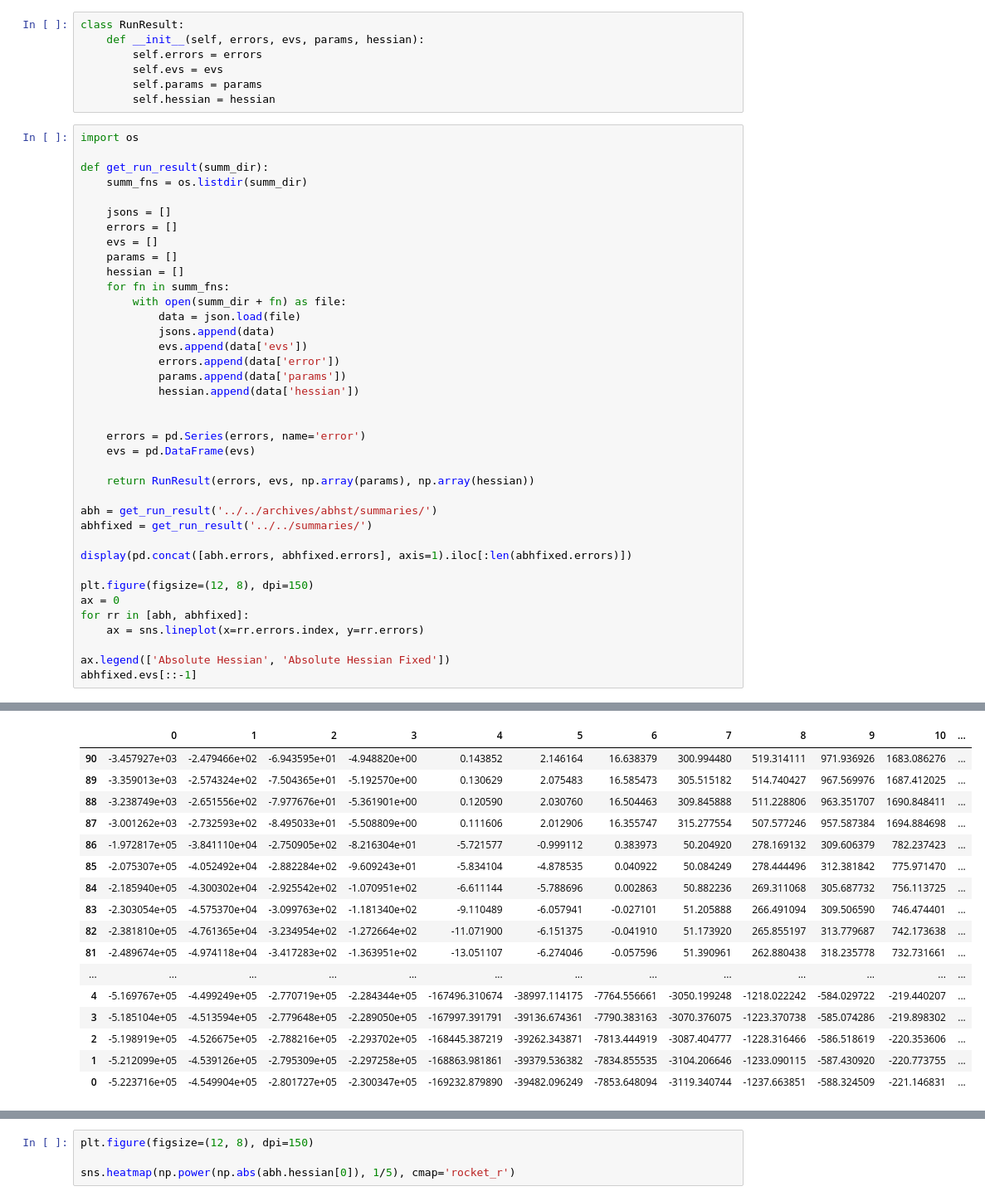
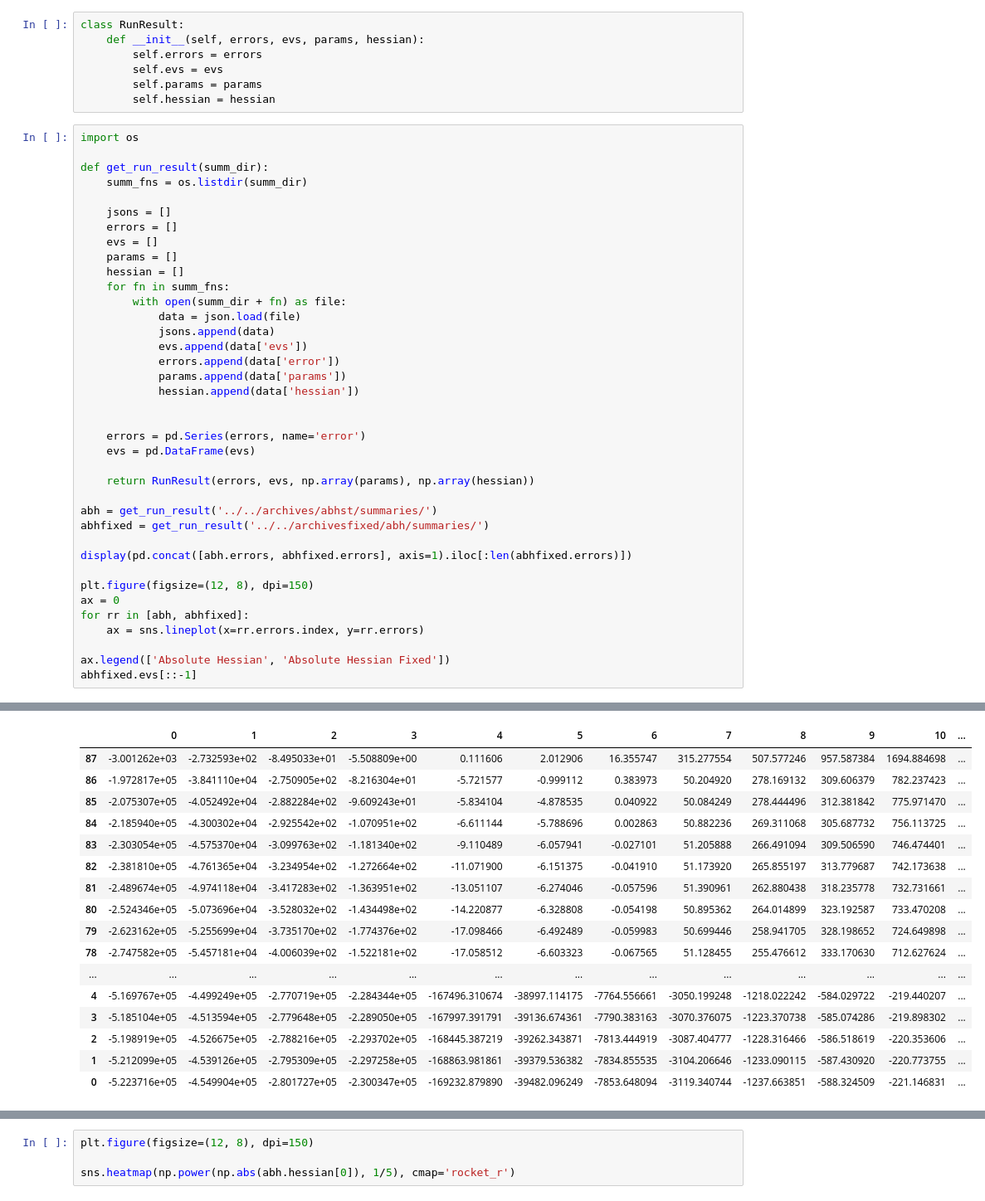
Before and after one commit to BluSteve/STYau122, a Jupyter notebook: python/styau/Analysis.ipynb, the cells around one changed output, grey strips where cells are left out. Shown at 83% size. Cells and saved outputs as stored; diff of their text form.

```diff
--- a/python/styau/Analysis.ipynb
+++ b/python/styau/Analysis.ipynb
@@ -41,7 +41,7 @@ def get_run_result(summ_dir):
     return RunResult(errors, evs, np.array(params), np.array(hessian))
 
 abh = get_run_result('../../archives/abhst/summaries/')
-abhfixed = get_run_result('../../summaries/')
+abhfixed = get_run_result('../../archivesfixed/abh/summaries/')
 
 display(pd.concat([abh.errors, abhfixed.errors], axis=1).iloc[:len(abhfixed.errors)])
 
@@ -73,7 +73,4 @@ abhfixed.evs[::-1]
 |  | 0 | 1 | 2 | 3 | 4 | 5 | 6 | 7 | 8 | 9 | 10 | ... |
-| 90 | -3.457927e+03 | -2.479466e+02 | -6.943595e+01 | -4.948820e+00 | 0.143852 | 2.146164 | 16.638379 | 300.994480 | 519.314111 | 971.936926 | 1683.086276 | ... |
-| 89 | -3.359013e+03 | -2.574324e+02 | -7.504365e+01 | -5.192570e+00 | 0.130629 | 2.075483 | 16.585473 | 305.515182 | 514.740427 | 967.569976 | 1687.412025 | ... |
-| 88 | -3.238749e+03 | -2.651556e+02 | -7.977676e+01 | -5.361901e+00 | 0.120590 | 2.030760 | 16.504463 | 309.845888 | 511.228806 | 963.351707 | 1690.848411 | ... |
 | 87 | -3.001262e+03 | -2.732593e+02 | -8.495033e+01 | -5.508809e+00 | 0.111606 | 2.012906 | 16.355747 | 315.277554 | 507.577246 | 957.587384 | 1694.884698 | ... |
 | 86 | -1.972817e+05 | -3.841110e+04 | -2.750905e+02 | -8.216304e+01 | -5.721577 | -0.999112 | 0.383973 | 50.204920 | 278.169132 | 309.606379 | 782.237423 | ... |
 | 85 | -2.075307e+05 | -4.052492e+04 | -2.882284e+02 | -9.609243e+01 | -5.834104 | -4.878535 | 0.040922 | 50.084249 | 278.444496 | 312.381842 | 775.971470 | ... |
@@ -81,6 +78,9 @@ abhfixed.evs[::-1]
 | 83 | -2.303054e+05 | -4.575370e+04 | -3.099763e+02 | -1.181340e+02 | -9.110489 | -6.057941 | -0.027101 | 51.205888 | 266.491094 | 309.506590 | 746.474401 | ... |
 | 82 | -2.381810e+05 | -4.761365e+04 | -3.234954e+02 | -1.272664e+02 | -11.071900 | -6.151375 | -0.041910 | 51.173920 | 265.855197 | 313.779687 | 742.173638 | ... |
 | 81 | -2.489674e+05 | -4.974118e+04 | -3.417283e+02 | -1.363951e+02 | -13.051107 | -6.274046 | -0.057596 | 51.390961 | 262.880438 | 318.235778 | 732.731661 | ... |
+| 80 | -2.524346e+05 | -5.073696e+04 | -3.528032e+02 | -1.434498e+02 | -14.220877 | -6.328808 | -0.054198 | 50.895362 | 264.014899 | 323.192587 | 733.470208 | ... |
+| 79 | -2.623162e+05 | -5.255699e+04 | -3.735170e+02 | -1.774376e+02 | -17.098466 | -6.492489 | -0.059983 | 50.699446 | 258.941705 | 328.198652 | 724.649898 | ... |
+| 78 | -2.747582e+05 | -5.457181e+04 | -4.006039e+02 | -1.522181e+02 | -17.058512 | -6.603323 | -0.067565 | 51.128455 | 255.476612 | 333.170630 | 712.627624 | ... |
 | ... | ... | ... | ... | ... | ... | ... | ... | ... | ... | ... | ... | ... |
 | 4 | -5.169767e+05 | -4.499249e+05 | -2.770719e+05 | -2.284344e+05 | -167496.310674 | -38997.114175 | -7764.556661 | -3050.199248 | -1218.022242 | -584.029722 | -219.440207 | ... |
 | 3 | -5.185104e+05 | -4.513594e+05 | -2.779648e+05 | -2.289050e+05 | -167997.391791 | -39136.674361 | -7790.383163 | -3070.376075 | -1223.370738 | -585.074286 | -219.898302 | ... |
```
Also changed, not shown: parts of 1 cell of this notebook, 2 other files.
